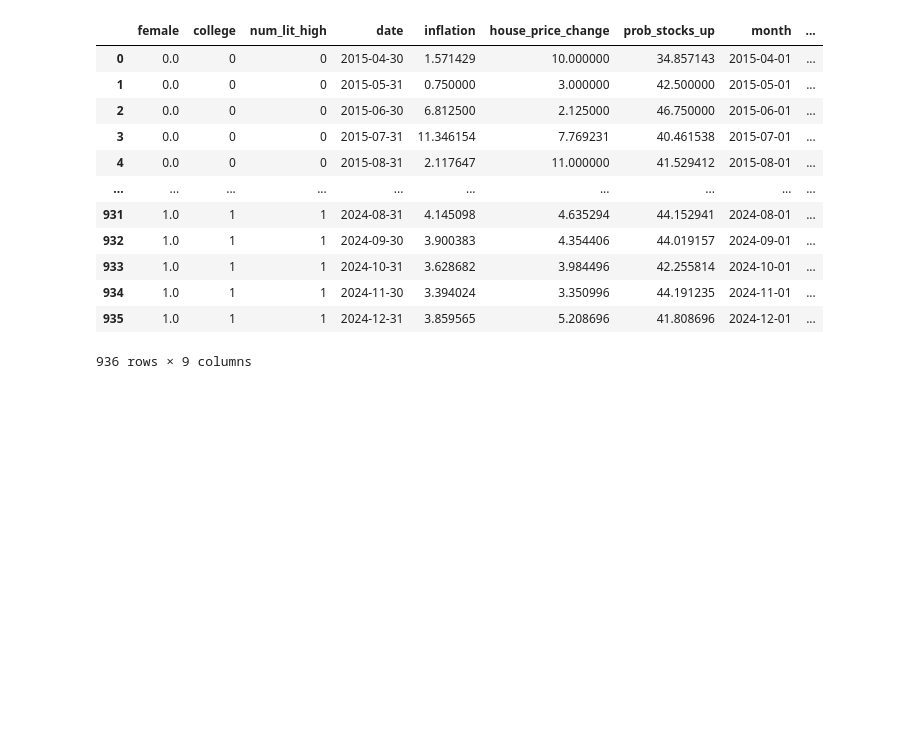
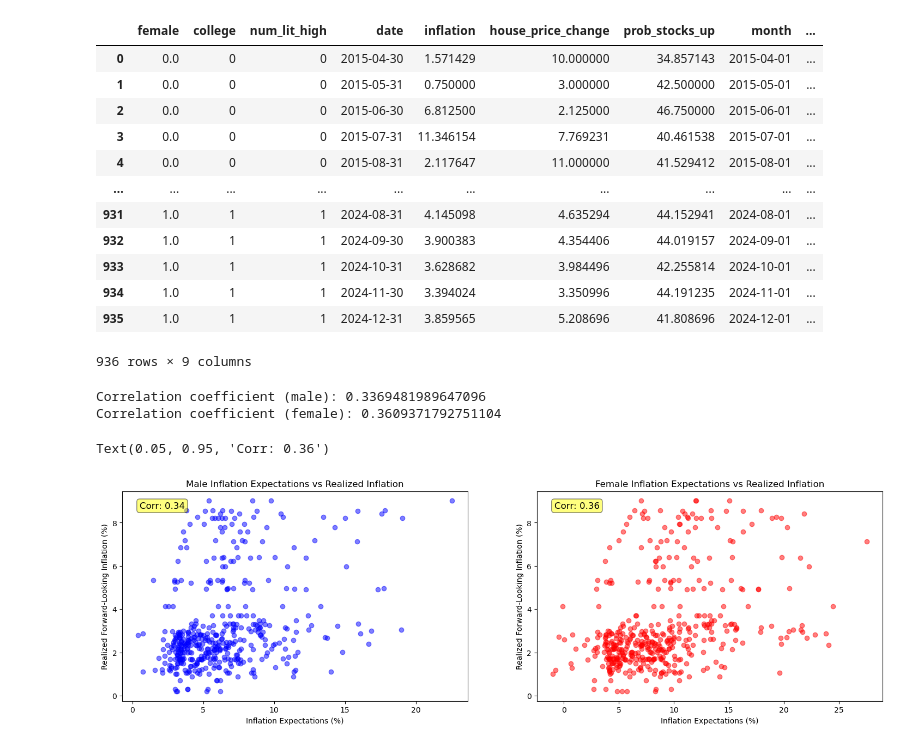
Before and after one commit to MarcDiechler/Tech2-Term-Paper, a Jupyter notebook: MD_4.ipynb, the cells around one changed output. Drawn from its saved outputs; the diff is of its cells as text; code cells hidden in the pictures; blank space fills up the shorter version.

```diff
--- a/MD_4.ipynb
+++ b/MD_4.ipynb
@@ -710,3 +710,43 @@ merged_final
 | 934 | 1.0 | 1 | 1 | 2024-11-30 | 3.394024 | 3.350996 | 44.191235 | 2024-11-01 | ... |
 | 935 | 1.0 | 1 | 1 | 2024-12-31 | 3.859565 | 5.208696 | 41.808696 | 2024-12-01 | ... |
 936 rows × 9 columns
+# %%
+#5.1.3
+new_male_df = merged_final[merged_final['female']==0]
+new_female_df = merged_final[merged_final['female']==1]
+
+yvalues1 = new_male_df['inflation_forward']
+xvalues1 = new_male_df['inflation']
+
+yvalues2 = new_female_df['inflation_forward']
+xvalues2 = new_female_df['inflation']
+
+fig, axes = plt.subplots(1, 2, figsize=(18, 5))
+
+axes[0].scatter(xvalues1, yvalues1, color='blue', alpha=0.5)
+axes[0].set_title('Male Inflation Expectations vs Realized Inflation')
+axes[0].set_xlabel('Inflation Expectations (%)')
+axes[0].set_ylabel('Realized Forward-Looking Inflation (%)')
+
+axes[1].scatter(xvalues2, yvalues2, color='red', alpha=0.5)
+axes[1].set_title('Female Inflation Expectations vs Realized Inflation')
+axes[1].set_xlabel('Inflation Expectations (%)')
+axes[1].set_ylabel('Realized Forward-Looking Inflation (%)')
+
+# Correlation for males
+corr_male = xvalues1.corr(yvalues1)
+print("Correlation coefficient (male):", corr_male)
+axes[0].annotate(f'Corr: {corr_male:.2f}', xy=(0.05, 0.95), xycoords='axes fraction',
+                 fontsize=12, ha='left', va='top',
+                 bbox=dict(boxstyle='round,pad=0.3', fc='yellow', alpha=0.5))
+# Correlation for females
+corr_female = xvalues2.corr(yvalues2)
+print("Correlation coefficient (female):", corr_female)
+axes[1].annotate(f'Corr: {corr_female:.2f}', xy=(0.05, 0.95), xycoords='axes fraction',
+                 fontsize=12, ha='left', va='top',
+                 bbox=dict(boxstyle='round,pad=0.3', fc='yellow', alpha=0.5))
+# %% [output]
+Correlation coefficient (male): 0.3369481989647096
+Correlation coefficient (female): 0.3609371792751104
+Text(0.05, 0.95, 'Corr: 0.36')
+[figure, added]
```
Also changed, not shown: parts of 5 cells of this notebook.
